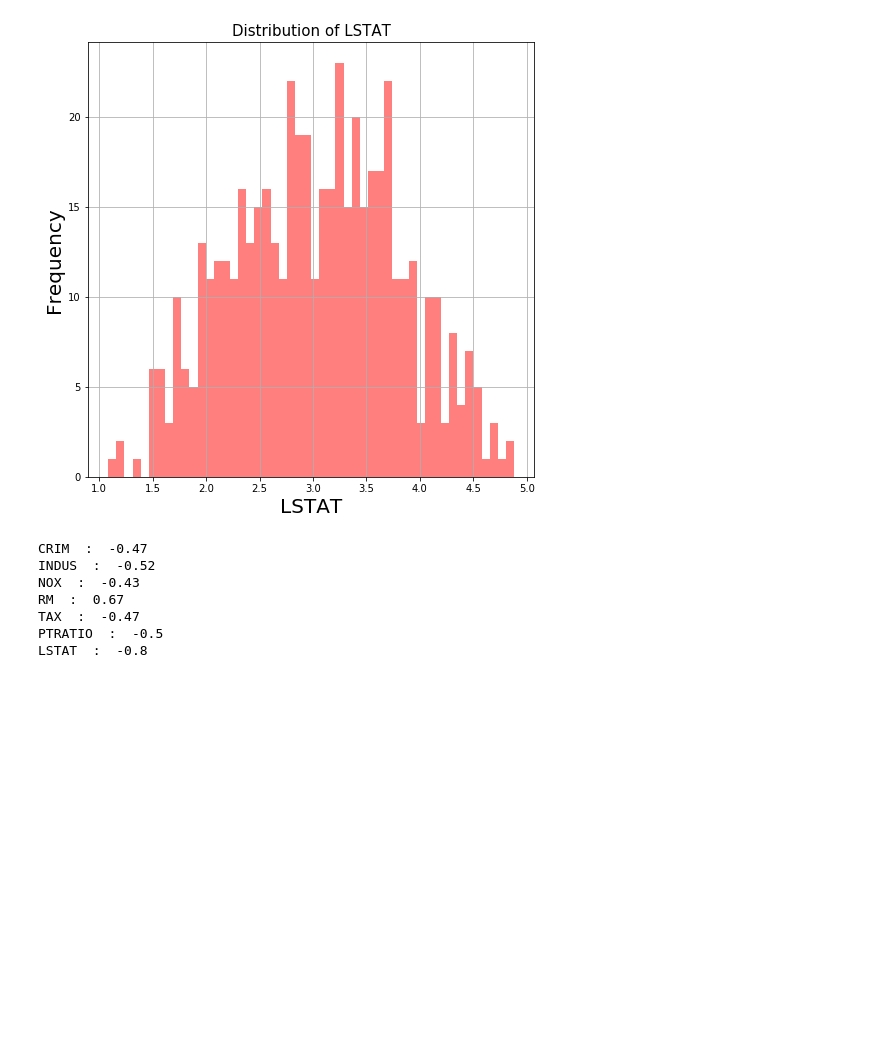
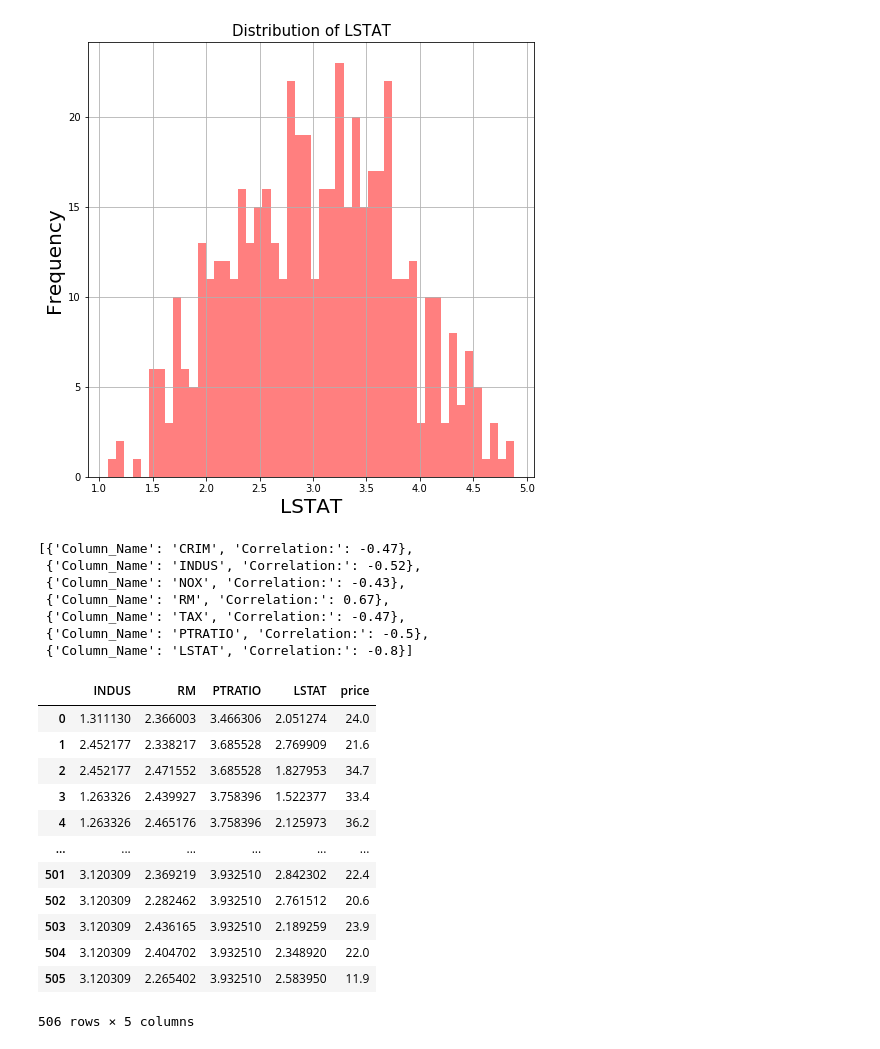
Before and after one commit to michaelmunje/EDS, a Jupyter notebook: examples/Preprocessing_Example.ipynb, the cells around one changed output. Drawn from its saved outputs; the diff is of its cells as text; code cells hidden in the pictures; blank space fills up the shorter version.

Commit message:
Update preprocessing example, fix issues in preprocessing.

```diff
--- a/examples/Preprocessing_Example.ipynb
+++ b/examples/Preprocessing_Example.ipynb
@@ -49,15 +31,31 @@ eds.visualize.plot_hist_distribution(df, 'LSTAT')
 # %%
 df['price'] = boston.target
 # %%
-eds.preprocessing.print_moderate_correlations(df, 'price')
+eds.preprocessing.get_moderate_correlations(df, 'price')
 # %% [output]
-CRIM  :  -0.47
-INDUS  :  -0.52
-NOX  :  -0.43
-RM  :  0.67
-TAX  :  -0.47
-PTRATIO  :  -0.5
-LSTAT  :  -0.8
+[{'Column_Name': 'CRIM', 'Correlation:': -0.47},
+ {'Column_Name': 'INDUS', 'Correlation:': -0.52},
+ {'Column_Name': 'NOX', 'Correlation:': -0.43},
+ {'Column_Name': 'RM', 'Correlation:': 0.67},
+ {'Column_Name': 'TAX', 'Correlation:': -0.47},
+ {'Column_Name': 'PTRATIO', 'Correlation:': -0.5},
+ {'Column_Name': 'LSTAT', 'Correlation:': -0.8}]
+# %%
+eds.preprocessing.remove_weak_correlations(df, 'price', 0.5)
+# %% [output]
+|  | INDUS | RM | PTRATIO | LSTAT | price |
+| 0 | 1.311130 | 2.366003 | 3.466306 | 2.051274 | 24.0 |
+| 1 | 2.452177 | 2.338217 | 3.685528 | 2.769909 | 21.6 |
+| 2 | 2.452177 | 2.471552 | 3.685528 | 1.827953 | 34.7 |
+| 3 | 1.263326 | 2.439927 | 3.758396 | 1.522377 | 33.4 |
+| 4 | 1.263326 | 2.465176 | 3.758396 | 2.125973 | 36.2 |
+| ... | ... | ... | ... | ... | ... |
+| 501 | 3.120309 | 2.369219 | 3.932510 | 2.842302 | 22.4 |
+| 502 | 3.120309 | 2.282462 | 3.932510 | 2.761512 | 20.6 |
+| 503 | 3.120309 | 2.436165 | 3.932510 | 2.189259 | 23.9 |
+| 504 | 3.120309 | 2.404702 | 3.932510 | 2.348920 | 22.0 |
+| 505 | 3.120309 | 2.265402 | 3.932510 | 2.583950 | 11.9 |
+506 rows × 5 columns
 # %%
 dummy_rands = np.random.rand(len(df))
 nanify = lambda x: np.nan if x < 0.5 else x
```
Also changed, not shown: parts of 17 cells of this notebook, 1 other file.
